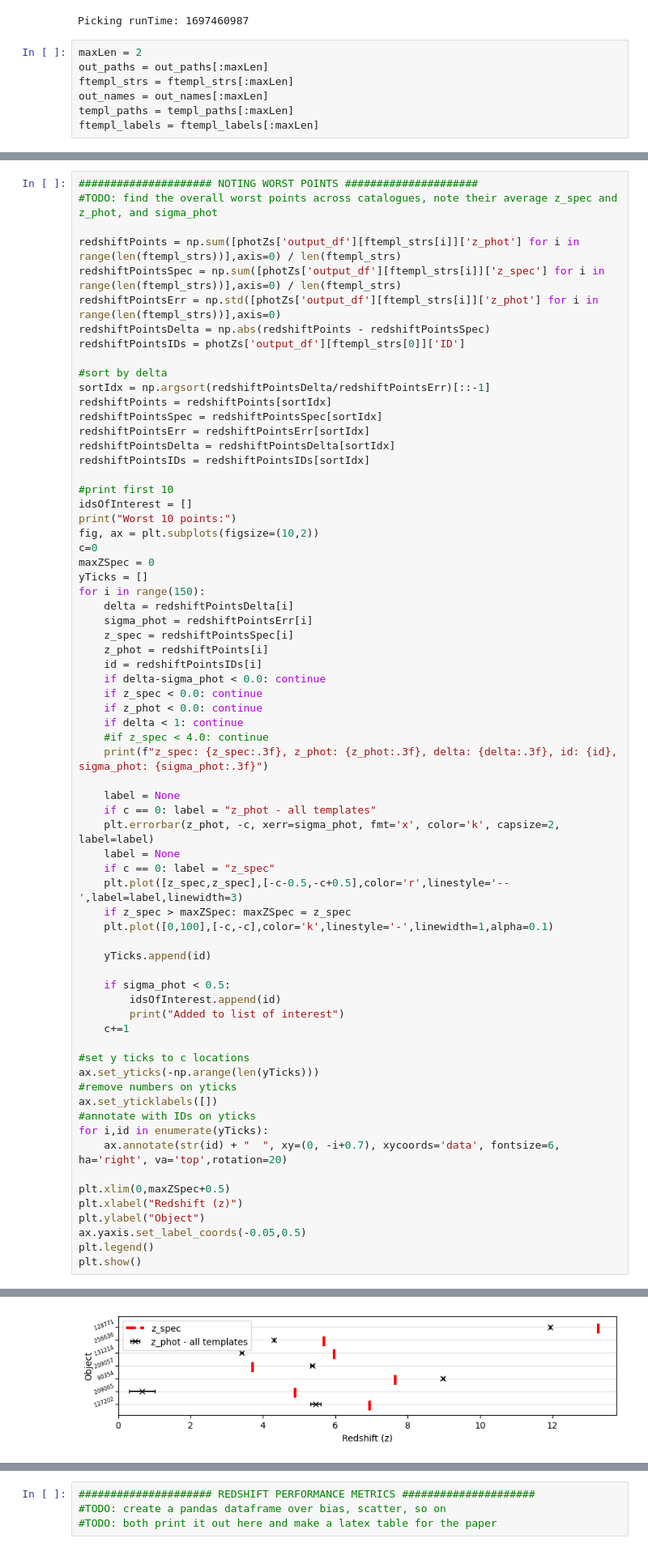
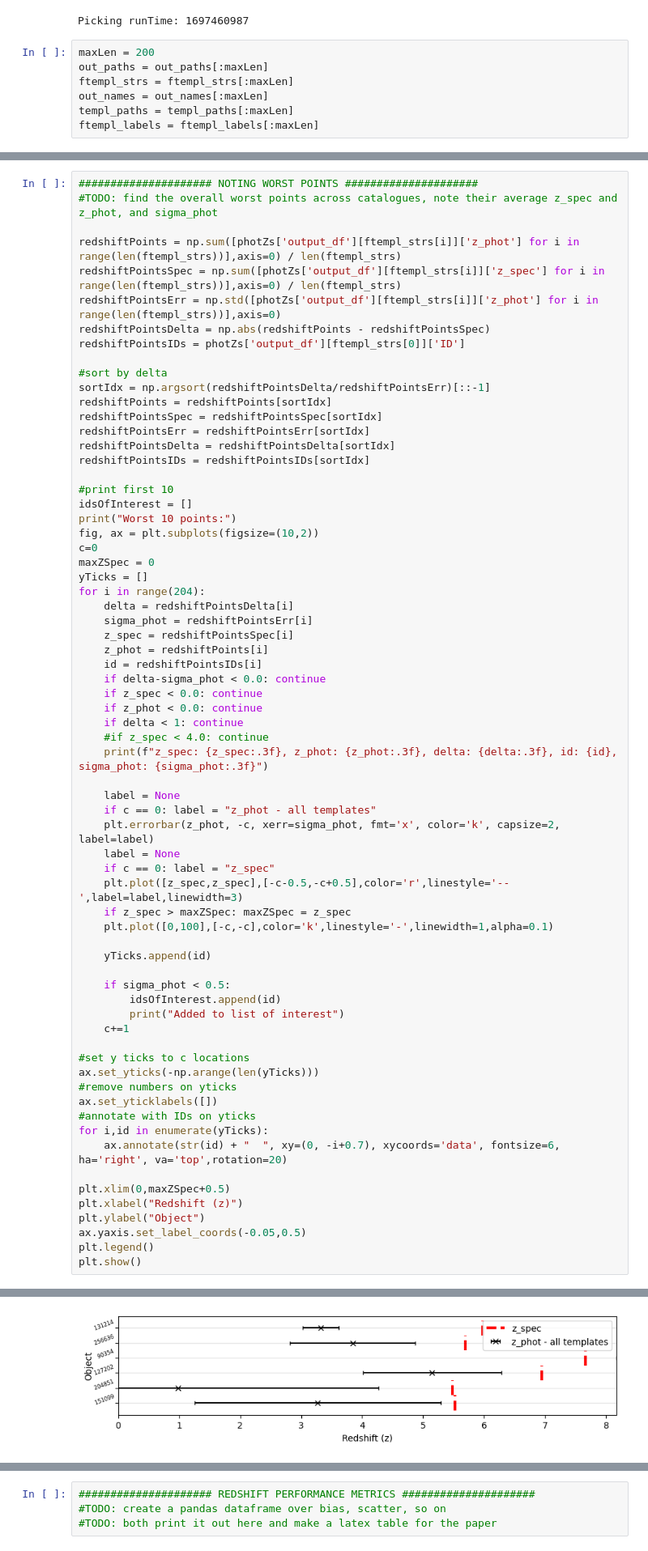
Before and after one commit to Tutbjun/EAZY_templates_comparrison_pipeline, a Jupyter notebook: src/main.ipynb, the cells around one changed output, grey strips where cells are left out. Shown at 81% size. Drawn from its saved outputs; the diff is of its cells as text.

```diff
--- a/src/main.ipynb
+++ b/src/main.ipynb
@@ -337,7 +337,7 @@ out_paths = [os.path.dirname(outpaths_f.format(ftempl=f, runTime=runTime)) for f
 # %% [output]
 Picking runTime: 1697460987
 # %%
-maxLen = 2
+maxLen = 200
 out_paths = out_paths[:maxLen]
 ftempl_strs = ftempl_strs[:maxLen]
 out_names = out_names[:maxLen]
@@ -612,7 +611,7 @@ fig, ax = plt.subplots(figsize=(10,2))
 c=0
 maxZSpec = 0
 yTicks = []
-for i in range(150):
+for i in range(204):
     delta = redshiftPointsDelta[i]
     sigma_phot = redshiftPointsErr[i]
     z_spec = redshiftPointsSpec[i]
@@ -674,4 +666,4 @@ Added to list of interest
-[figure, old version]
+[figure, new version]
 # %%
 ##################### PLOT REDSHIFT OUTPUT #####################
 #TODO: needs tiling color by accumulative flux
```
Also changed, not shown: parts of 4 cells of this notebook.
